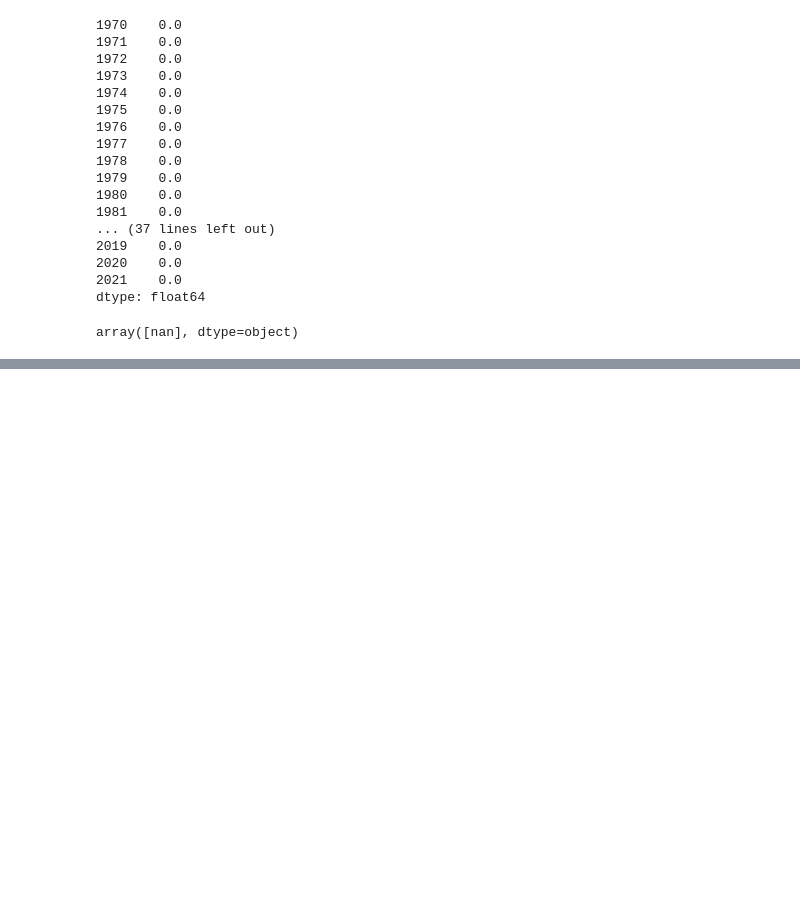
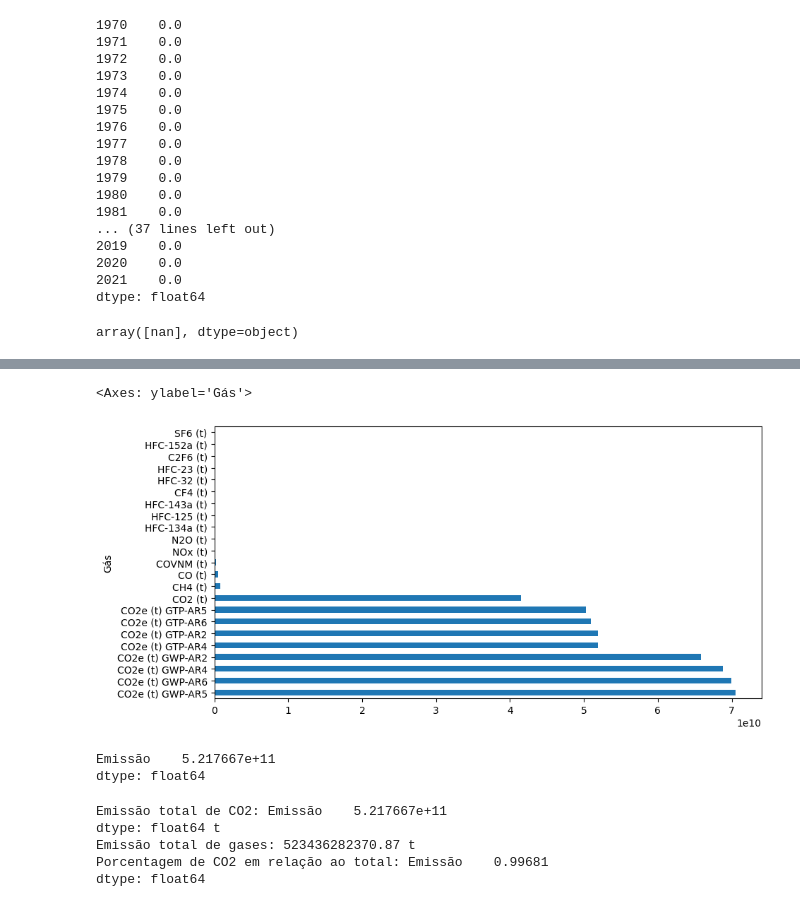
Before and after one commit to AntonioNazar/Data_Science, a Jupyter notebook: Análise de Dados de Efeito Estufa/Análise_Efeito_Estufa.ipynb, the cells around one changed output, grey strips where cells are left out. Saved outputs shown, nothing was run; the diff lists cells and outputs as text; code cells hidden in the pictures; blank space fills up the shorter version.

```diff
--- a/Análise de Dados de Efeito Estufa/Análise_Efeito_Estufa.ipynb
+++ b/Análise de Dados de Efeito Estufa/Análise_Efeito_Estufa.ipynb
@@ -95,0 +103,3 @@ array([nan], dtype=object)
+# %%
+colunas_info = list(dados_emissoes.loc[:,"Nível 1 - Setor":"Produto"].columns)
+colunas_info
@@ -95,0 +127,3 @@ array([nan], dtype=object)
+# %%
+colunas_emissao = list(dados_emissoes.loc[:,1970:2021].columns)
+colunas_emissao
@@ -95,0 +148,2 @@ array([nan], dtype=object)
+# %%
+dados_emissoes_ano = dados_emissoes.melt(id_vars=colunas_info, value_vars=colunas_emissao, var_name="Ano", value_name="Emissão")
@@ -95,0 +190,7 @@ array([nan], dtype=object)
+# %%
+emissao_gas = dados_emissoes_ano.groupby("Gás").sum(numeric_only= True).sort_values("Emissão", ascending=False)
+# %%
+emissao_gas.plot(kind="barh", figsize=(10,5), legend=False)
+# %% [output]
+<Axes: ylabel='Gás'>
+[figure, added]
@@ -95,0 +200,16 @@ array([nan], dtype=object)
+# %%
+emissao_co2
+# %% [output]
+Emissão    5.217667e+11
+dtype: float64
+# %%
+porcentagem_co2_total = emissao_co2/emissao_total
+print(f"Emissão total de CO2: {emissao_co2} t")
+print(f"Emissão total de gases: {emissao_total:.2f} t")
+print(f"Porcentagem de CO2 em relação ao total: {porcentagem_co2_total}")
+# %% [output]
+Emissão total de CO2: Emissão    5.217667e+11
+dtype: float64 t
+Emissão total de gases: 523436282370.87 t
+Porcentagem de CO2 em relação ao total: Emissão    0.99681
+dtype: float64
```
Also changed, not shown: parts of 19 cells of this notebook, 2 other files.
